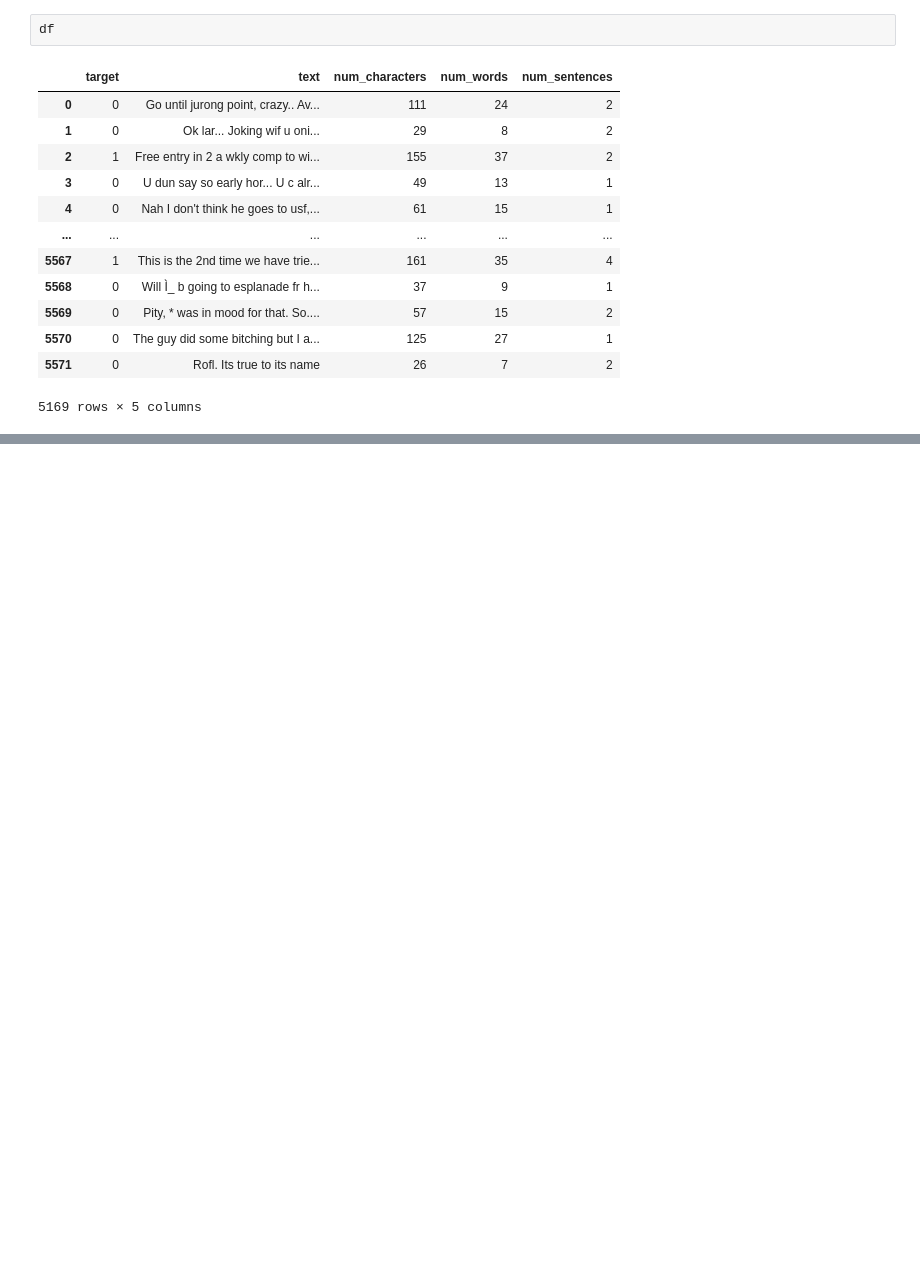
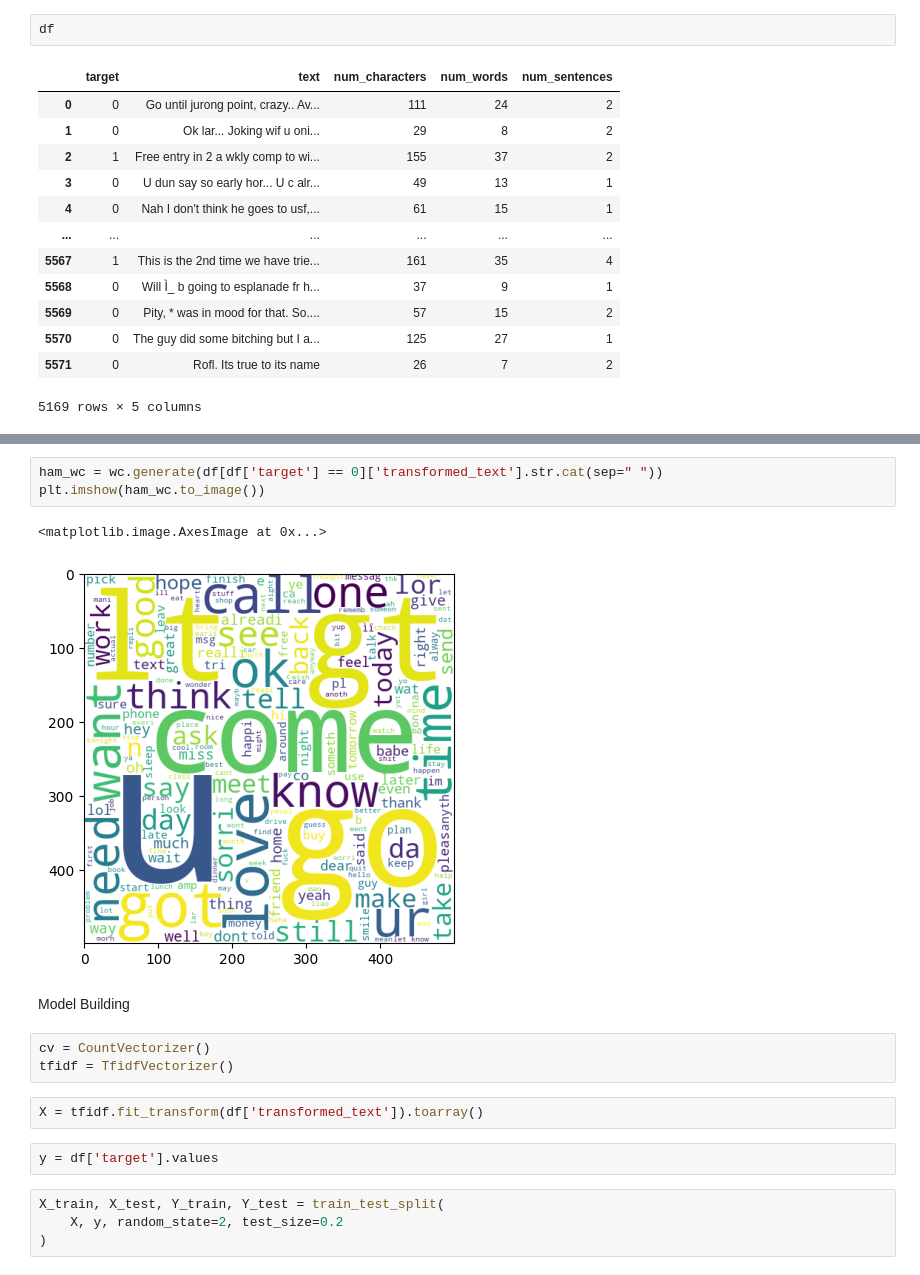
Before and after one commit to mohammadharun2002/spam-msg-detector, a Jupyter notebook: msg-msg-detector.ipynb, the cells around one changed output, grey strips where cells are left out. Saved outputs shown, nothing was run; the diff lists cells and outputs as text; blank space fills up the shorter version.

```diff
--- a/msg-msg-detector.ipynb
+++ b/msg-msg-detector.ipynb
@@ -138,0 +170,19 @@ df
+# %%
+ham_wc = wc.generate(df[df['target'] == 0]['transformed_text'].str.cat(sep=" "))
+plt.imshow(ham_wc.to_image())
+# %% [output]
+<matplotlib.image.AxesImage at 0x...>
+[figure, added]
+# %% [markdown]
+Model Building
+# %%
+cv = CountVectorizer()
+tfidf = TfidfVectorizer()
+# %%
+X = tfidf.fit_transform(df['transformed_text']).toarray()
+# %%
+y = df['target'].values
+# %%
+X_train, X_test, Y_train, Y_test = train_test_split(
+    X, y, random_state=2, test_size=0.2
+)
```
Also changed, not shown: parts of 18 cells of this notebook.
